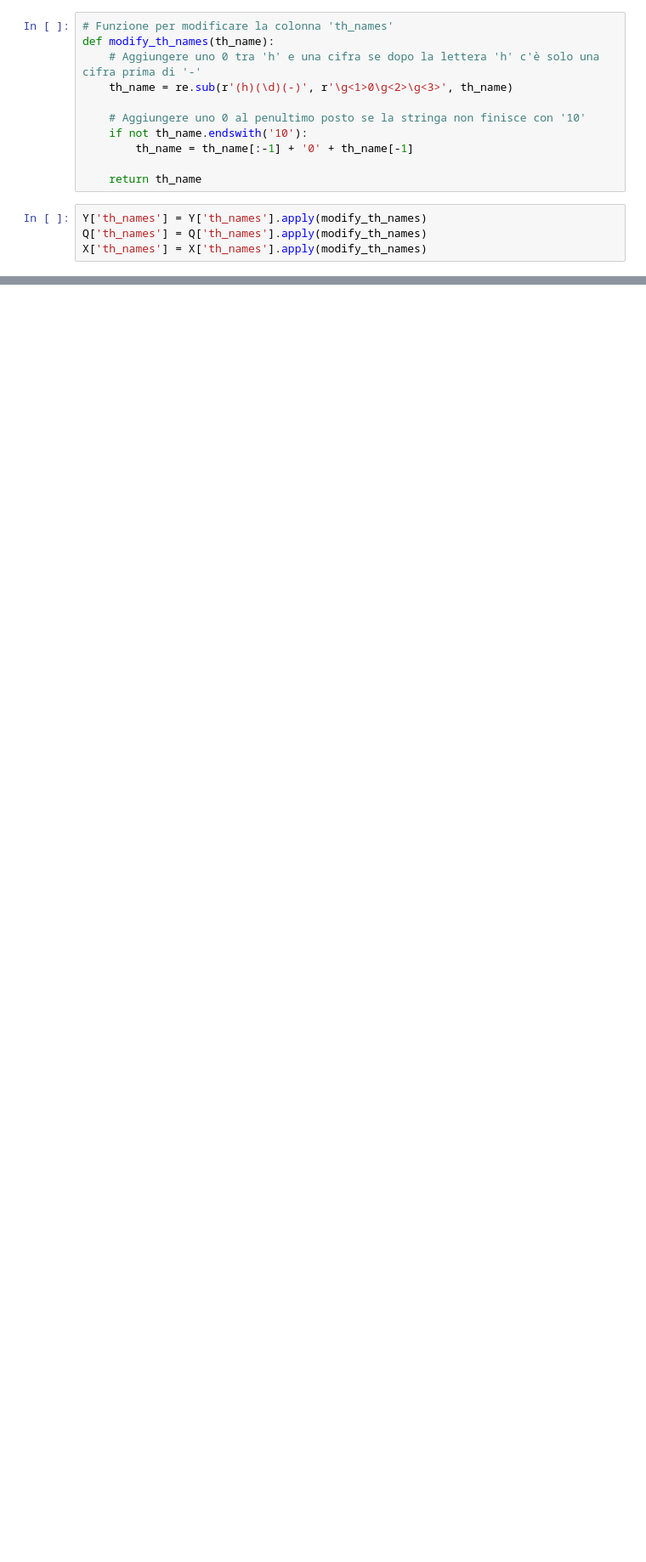
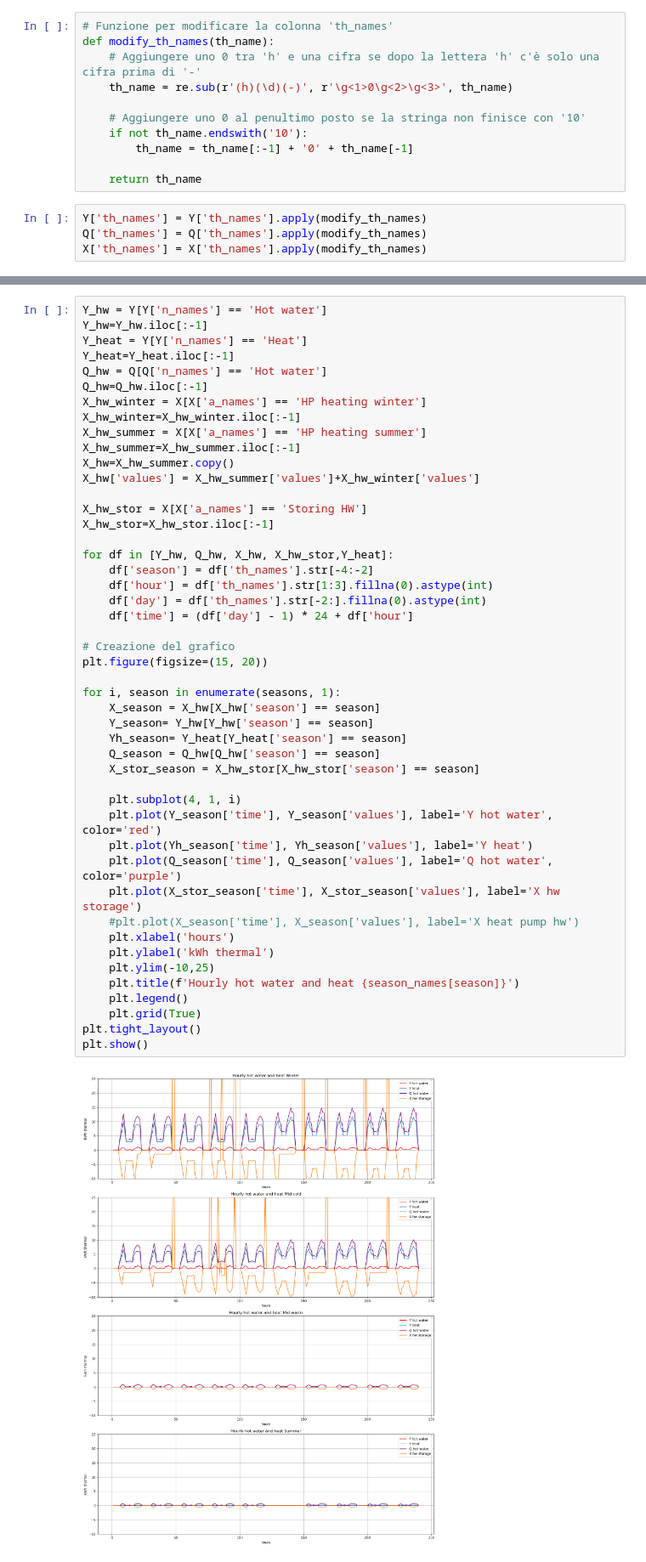
Before and after one commit to CamiCit/pyesm_tesi, a Jupyter notebook: thesis/case1_home/graphs.ipynb, the cells around one changed output, grey strips where cells are left out. Shown at 85% size. Drawn from its saved outputs; the diff is of its cells as text; blank space fills up the shorter version.

```diff
--- a/thesis/case1_home/graphs.ipynb
+++ b/thesis/case1_home/graphs.ipynb
@@ -92,3 +127,52 @@ plt.show()
+# %%
+Y_hw = Y[Y['n_names'] == 'Hot water']
+Y_hw=Y_hw.iloc[:-1]
+Y_heat = Y[Y['n_names'] == 'Heat']
+Y_heat=Y_heat.iloc[:-1]
+Q_hw = Q[Q['n_names'] == 'Hot water']
+Q_hw=Q_hw.iloc[:-1]
+X_hw_winter = X[X['a_names'] == 'HP heating winter']
+X_hw_winter=X_hw_winter.iloc[:-1]
+X_hw_summer = X[X['a_names'] == 'HP heating summer']
+X_hw_summer=X_hw_summer.iloc[:-1]
+X_hw=X_hw_summer.copy()
+X_hw['values'] = X_hw_summer['values']+X_hw_winter['values']
+
+X_hw_stor = X[X['a_names'] == 'Storing HW']
+X_hw_stor=X_hw_stor.iloc[:-1]
+
+for df in [Y_hw, Q_hw, X_hw, X_hw_stor,Y_heat]:
+    df['season'] = df['th_names'].str[-4:-2]
+    df['hour'] = df['th_names'].str[1:3].fillna(0).astype(int)
+    df['day'] = df['th_names'].str[-2:].fillna(0).astype(int)
+    df['time'] = (df['day'] - 1) * 24 + df['hour']
+
+# Creazione del grafico
+plt.figure(figsize=(15, 20))
+
+for i, season in enumerate(seasons, 1):
+    X_season = X_hw[X_hw['season'] == season]
+    Y_season= Y_hw[Y_hw['season'] == season]
+    Yh_season= Y_heat[Y_heat['season'] == season]
+    Q_season = Q_hw[Q_hw['season'] == season]
+    X_stor_season = X_hw_stor[X_hw_stor['season'] == season]
+
+    plt.subplot(4, 1, i)
+    plt.plot(Y_season['time'], Y_season['values'], label='Y hot water', color='red')
+    plt.plot(Yh_season['time'], Yh_season['values'], label='Y heat')
+    plt.plot(Q_season['time'], Q_season['values'], label='Q hot water', color='purple')
+    plt.plot(X_stor_season['time'], X_stor_season['values'], label='X hw storage')
+    #plt.plot(X_season['time'], X_season['values'], label='X heat pump hw')
+    plt.xlabel('hours')
+    plt.ylabel('kWh thermal')
+    plt.ylim(-10,25)
+    plt.title(f'Hourly hot water and heat {season_names[season]}')
+    plt.legend()
+    plt.grid(True)
+plt.tight_layout()
+plt.show()
+# %% [output]
+[figure, added]
 # %%
 Y_day1 = Y_filtered[(Y_filtered['day'] == 2) & (Y_filtered['season'] == 'wi')]
 Q_day1 = Q_filtered[(Q_filtered['day'] == 2) & (Q_filtered['season'] == 'wi')]
```
Also changed, not shown: parts of 8 cells of this notebook, 18 other files.
